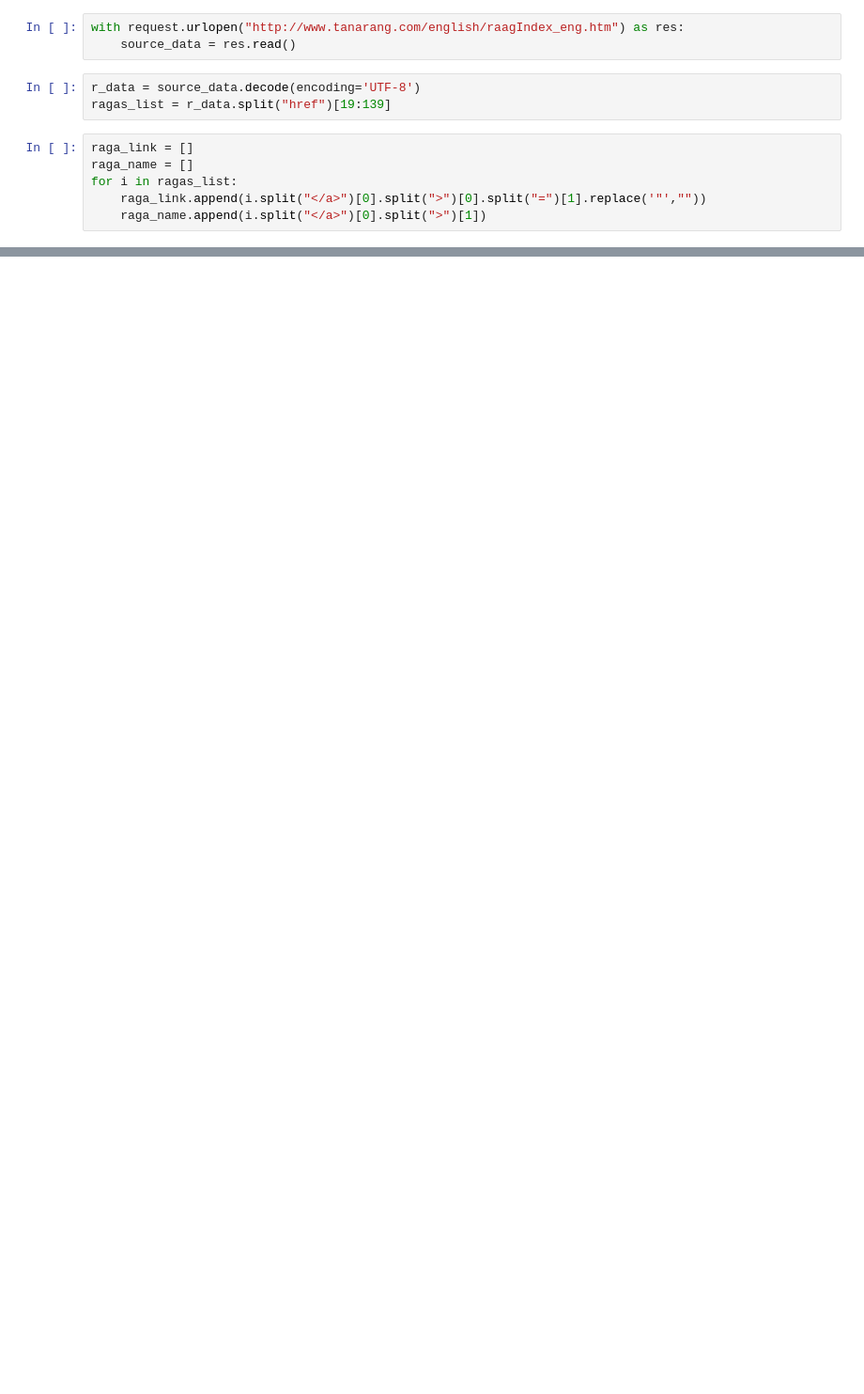
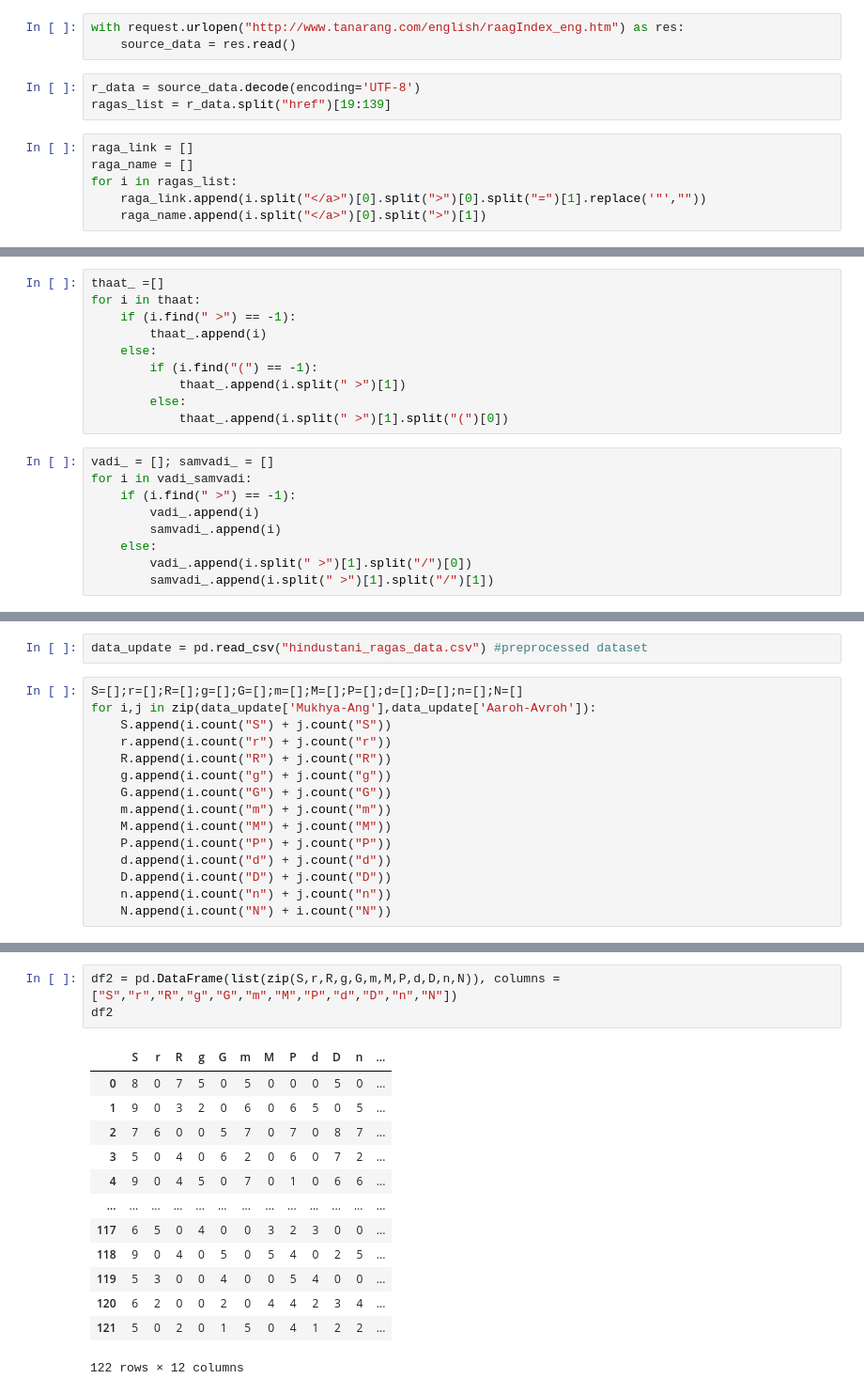
Before and after one commit to Pradnya1208/Scraper-for-Ragas-in-Hindustani-Classical-Music, a Jupyter notebook: web scraping/Hindustani_classical_music.ipynb, the cells around one changed output, grey strips where cells are left out. Shown: that part at 94% size. Drawn from its saved outputs; the diff is of its cells as text; blank space fills up the shorter version.

```diff
--- a/web scraping/Hindustani_classical_music.ipynb
+++ b/web scraping/Hindustani_classical_music.ipynb
@@ -83,0 +160,19 @@ http://www.tanarang.com/english/vibhas_eng.htm
+# %%
+thaat_ =[]
+for i in thaat:
+    if (i.find(" >") == -1):
+        thaat_.append(i)
+    else:
+        if (i.find("(") == -1):
+            thaat_.append(i.split(" >")[1])
+        else:
+            thaat_.append(i.split(" >")[1].split("(")[0])
+# %%
+vadi_ = []; samvadi_ = []
+for i in vadi_samvadi:
+    if (i.find(" >") == -1):
+        vadi_.append(i)
+        samvadi_.append(i)
+    else:
+        vadi_.append(i.split(" >")[1].split("/")[0])
+        samvadi_.append(i.split(" >")[1].split("/")[1])
@@ -83,0 +199,17 @@ http://www.tanarang.com/english/vibhas_eng.htm
+# %%
+data_update = pd.read_csv("hindustani_ragas_data.csv") #preprocessed dataset
+# %%
+S=[];r=[];R=[];g=[];G=[];m=[];M=[];P=[];d=[];D=[];n=[];N=[]
+for i,j in zip(data_update['Mukhya-Ang'],data_update['Aaroh-Avroh']):
+    S.append(i.count("S") + j.count("S"))
+    r.append(i.count("r") + j.count("r"))
+    R.append(i.count("R") + j.count("R"))
+    g.append(i.count("g") + j.count("g"))
+    G.append(i.count("G") + j.count("G"))
+    m.append(i.count("m") + j.count("m"))
+    M.append(i.count("M") + j.count("M"))
+    P.append(i.count("P") + j.count("P"))
+    d.append(i.count("d") + j.count("d"))
+    D.append(i.count("D") + j.count("D"))
+    n.append(i.count("n") + j.count("n"))
+    N.append(i.count("N") + i.count("N"))
@@ -83,0 +226,17 @@ http://www.tanarang.com/english/vibhas_eng.htm
+# %%
+df2 = pd.DataFrame(list(zip(S,r,R,g,G,m,M,P,d,D,n,N)), columns =["S","r","R","g","G","m","M","P","d","D","n","N"])
+df2
+# %% [output]
+|  | S | r | R | g | G | m | M | P | d | D | n | ... |
+| 0 | 8 | 0 | 7 | 5 | 0 | 5 | 0 | 0 | 0 | 5 | 0 | ... |
+| 1 | 9 | 0 | 3 | 2 | 0 | 6 | 0 | 6 | 5 | 0 | 5 | ... |
+| 2 | 7 | 6 | 0 | 0 | 5 | 7 | 0 | 7 | 0 | 8 | 7 | ... |
+| 3 | 5 | 0 | 4 | 0 | 6 | 2 | 0 | 6 | 0 | 7 | 2 | ... |
+| 4 | 9 | 0 | 4 | 5 | 0 | 7 | 0 | 1 | 0 | 6 | 6 | ... |
+| ... | ... | ... | ... | ... | ... | ... | ... | ... | ... | ... | ... | ... |
+| 117 | 6 | 5 | 0 | 4 | 0 | 0 | 3 | 2 | 3 | 0 | 0 | ... |
+| 118 | 9 | 0 | 4 | 0 | 5 | 0 | 5 | 4 | 0 | 2 | 5 | ... |
+| 119 | 5 | 3 | 0 | 0 | 4 | 0 | 0 | 5 | 4 | 0 | 0 | ... |
+| 120 | 6 | 2 | 0 | 0 | 2 | 0 | 4 | 4 | 2 | 3 | 4 | ... |
+| 121 | 5 | 0 | 2 | 0 | 1 | 5 | 0 | 4 | 1 | 2 | 2 | ... |
+122 rows × 12 columns
```
Also changed, not shown: parts of 26 cells of this notebook.
